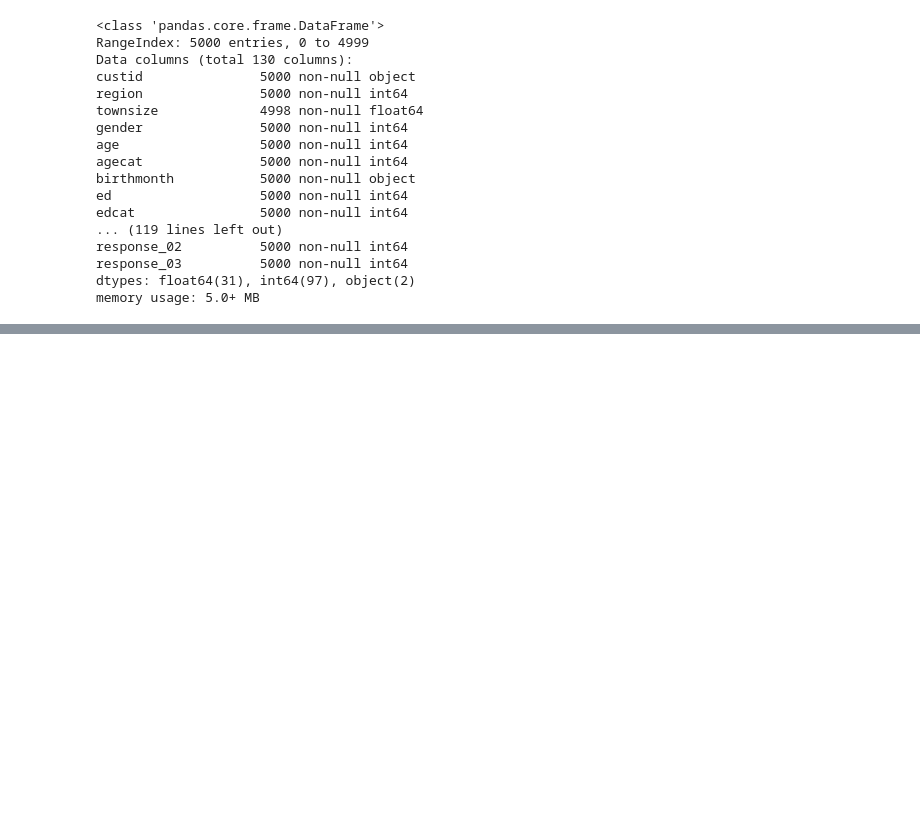
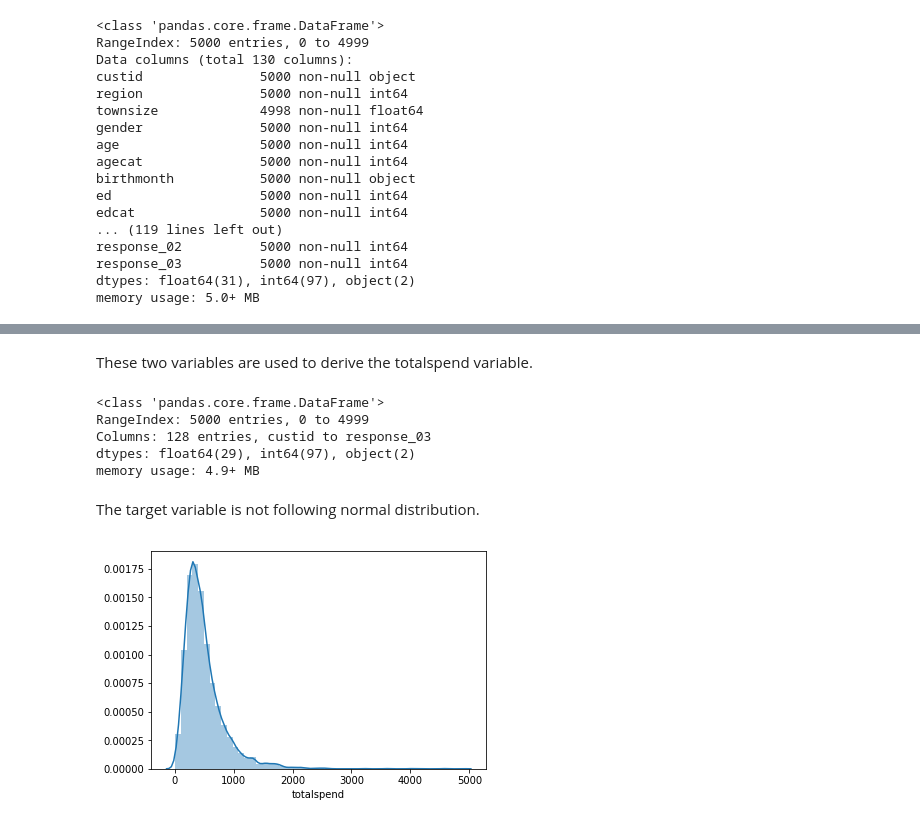
Before and after one commit to devarun07/Analytix, a Jupyter notebook: Projects/1. Predicting Credit Card Spend & Identifying Key Drivers/Project-1.ipynb, the cells around one changed output, grey strips where cells are left out. Drawn from its saved outputs; the diff is of its cells as text; code cells hidden in the pictures; blank space fills up the shorter version.

```diff
--- a/Projects/1. Predicting Credit Card Spend & Identifying Key Drivers/Project-1.ipynb
+++ b/Projects/1. Predicting Credit Card Spend & Identifying Key Drivers/Project-1.ipynb
@@ -51,5 +45,0 @@ Based on the correlation of the variables, following variables have been droped.
-# %%
-data = data.drop(columns=['address','age','card2tenure','commute','ed',
-                          'equip','lninc','cardmon','equipmon','lntollten',
-                          'lnlongmon','tollmon','lnlongten','wiremon','lnequipten',
-                         'longmon','spoused','marital','card2tenure','cardtenure','card2tenurecat'])
@@ -61,2 +45,0 @@ Based on missing values, the following variables are dropped.
-# %%
-data = data.drop(columns=['lncardmon','lncardten','lnequipmon','lntollmon','lnwiremon','lnwireten'])
@@ -85,0 +48,23 @@ memory usage: 4.0+ MB
+# %%
+data['totalspend'] = data['cardspent'] + data['card2spent']
+# %%
+feature = data.drop(columns=['totalspend'])
+target = data['totalspend']
+# %% [markdown]
+These two variables are used to derive the totalspend variable.
+# %%
+feature = feature.drop(columns = ['cardspent','card2spent'])
+feature.info()
+# %% [output]
+<class 'pandas.core.frame.DataFrame'>
+RangeIndex: 5000 entries, 0 to 4999
+Columns: 128 entries, custid to response_03
+dtypes: float64(29), int64(97), object(2)
+memory usage: 4.9+ MB
+# %% [markdown]
+The target variable is not following normal distribution.
+# %%
+sns.distplot(target)
+plt.show()
+# %% [output]
+[figure, added]
```
Also changed, not shown: parts of 15 cells of this notebook.
